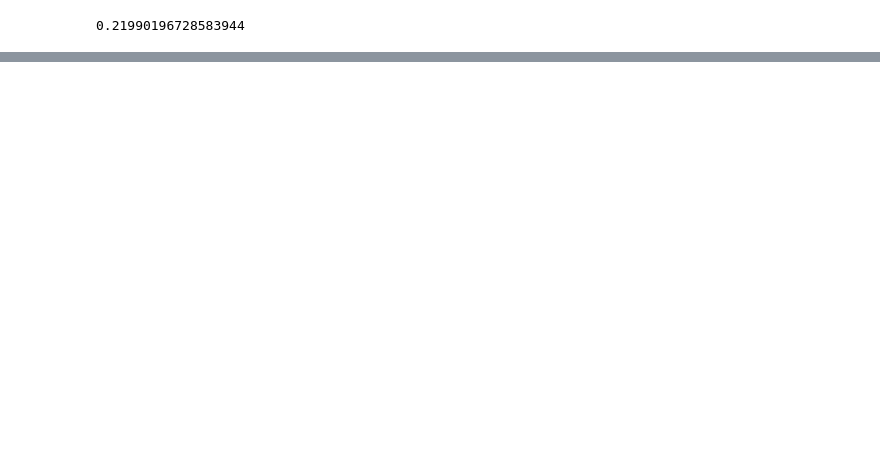
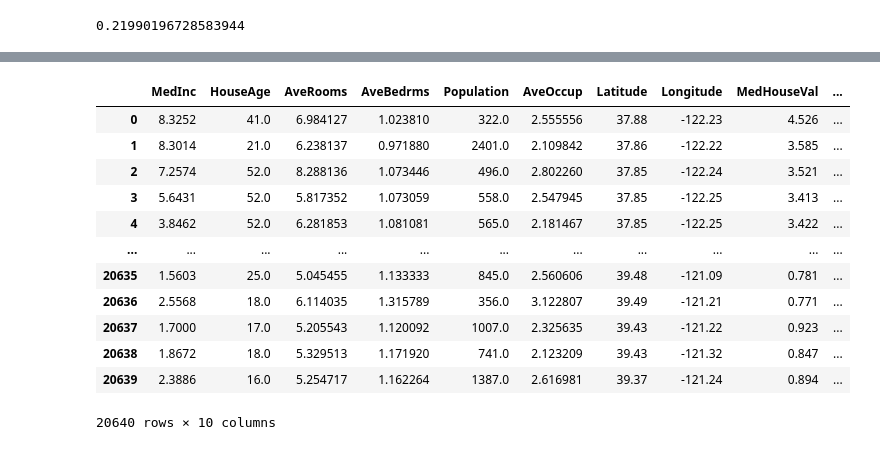
Before and after one commit to eternalAbyss/machine-learning, a Jupyter notebook: fundamentals/Introduction-to-scikit-learn.ipynb, the cells around one changed output, grey strips where cells are left out. Saved outputs shown, nothing was run; the diff lists cells and outputs as text; code cells hidden in the pictures; blank space fills up the shorter version.

Commit message:
Sklearn continuation till section 123

```diff
--- a/fundamentals/Introduction-to-scikit-learn.ipynb
+++ b/fundamentals/Introduction-to-scikit-learn.ipynb
@@ -517,0 +538,5 @@ model.score(X_test, y_test)
+# %%
+# Get California Housing dataset
+from sklearn.datasets import fetch_california_housing
+housing = fetch_california_housing()
+housing
@@ -517,0 +561,3 @@ model.score(X_test, y_test)
+# %%
+housing_df = pd.DataFrame(housing["data"], columns=housing['feature_names'])
+housing_df
@@ -517,0 +578,17 @@ model.score(X_test, y_test)
+# %%
+housing_df['target'] = housing['target']
+housing_df
+# %% [output]
+|  | MedInc | HouseAge | AveRooms | AveBedrms | Population | AveOccup | Latitude | Longitude | MedHouseVal | ... |
+| 0 | 8.3252 | 41.0 | 6.984127 | 1.023810 | 322.0 | 2.555556 | 37.88 | -122.23 | 4.526 | ... |
+| 1 | 8.3014 | 21.0 | 6.238137 | 0.971880 | 2401.0 | 2.109842 | 37.86 | -122.22 | 3.585 | ... |
+| 2 | 7.2574 | 52.0 | 8.288136 | 1.073446 | 496.0 | 2.802260 | 37.85 | -122.24 | 3.521 | ... |
+| 3 | 5.6431 | 52.0 | 5.817352 | 1.073059 | 558.0 | 2.547945 | 37.85 | -122.25 | 3.413 | ... |
+| 4 | 3.8462 | 52.0 | 6.281853 | 1.081081 | 565.0 | 2.181467 | 37.85 | -122.25 | 3.422 | ... |
+| ... | ... | ... | ... | ... | ... | ... | ... | ... | ... | ... |
+| 20635 | 1.5603 | 25.0 | 5.045455 | 1.133333 | 845.0 | 2.560606 | 39.48 | -121.09 | 0.781 | ... |
+| 20636 | 2.5568 | 18.0 | 6.114035 | 1.315789 | 356.0 | 3.122807 | 39.49 | -121.21 | 0.771 | ... |
+| 20637 | 1.7000 | 17.0 | 5.205543 | 1.120092 | 1007.0 | 2.325635 | 39.43 | -121.22 | 0.923 | ... |
+| 20638 | 1.8672 | 18.0 | 5.329513 | 1.171920 | 741.0 | 2.123209 | 39.43 | -121.32 | 0.847 | ... |
+| 20639 | 2.3886 | 16.0 | 5.254717 | 1.162264 | 1387.0 | 2.616981 | 39.37 | -121.24 | 0.894 | ... |
+20640 rows × 10 columns
```
Also changed, not shown: parts of 36 cells of this notebook.
